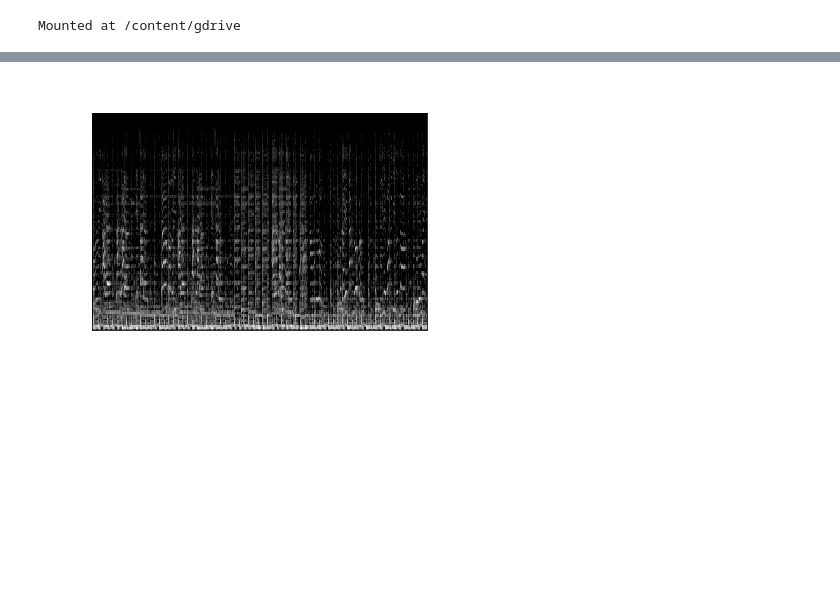
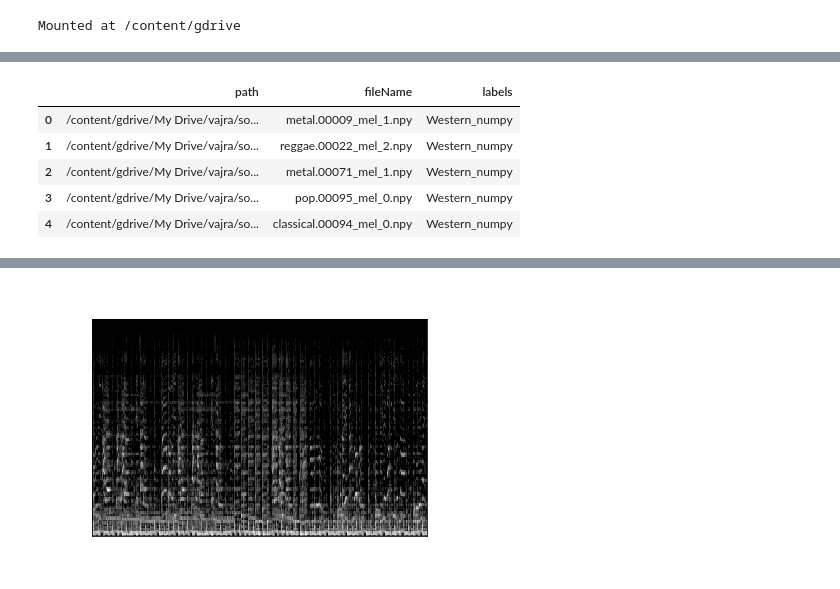
Before and after one commit to agarr3/vajra-new-2, a Jupyter notebook: AE_HYBRID_GTZAN.ipynb, the cells around one changed output, grey strips where cells are left out. Saved outputs shown, nothing was run; the diff lists cells and outputs as text; code cells hidden in the pictures; blank space fills up the shorter version.

```diff
--- a/AE_HYBRID_GTZAN.ipynb
+++ b/AE_HYBRID_GTZAN.ipynb
@@ -114,22 +122,29 @@ test_data.head()
 # %%
-DATA_BASE_PATH = "/content/gdrive/My Drive/vajra/songs-vajra-data/MEL/48Bins"
-DATA_SONG_DIR = "Chunked"
-DATA_IMG_DIR = "Chunked"
+EXT_DATA_BASE_PATH = "/content/gdrive/My Drive/vajra/songs-vajra-data/MEL/48Bins"
+EXT_DATA_SONG_DIR = "Chunked"
+EXT_DATA_IMG_DIR = "Chunked"
 
 gt_files = []
 exclusion = ["098567.npy","098569.npy", '098565.npy']
-for r,d, fileList in os.walk(os.path.join(DATA_BASE_PATH, DATA_IMG_DIR, "test", "GTZAN_mel")):
+for r,d, fileList in os.walk(os.path.join(EXT_DATA_BASE_PATH, EXT_DATA_IMG_DIR, "GTZAN_mel")):
   for file in fileList:
     if(file not in exclusion):
-      gt_files.append([file,file, "Western_numpy"])
+      gt_files.append([os.path.join( r,file), file, "Western_numpy"])
     else:
       print(file)
 
 random.seed(1234)
 gt_files = random.sample(gt_files, len(gt_files))
 
-gt_data = pd.DataFrame(gt_files, columns=['Images','songs','labels'])
+gt_data = pd.DataFrame(gt_files, columns=['path', 'fileName', 'labels'])
 gt_data.head()
+# %% [output]
+|  | path | fileName | labels |
+| 0 | /content/gdrive/My Drive/vajra/so... | metal.00009_mel_1.npy | Western_numpy |
+| 1 | /content/gdrive/My Drive/vajra/so... | reggae.00022_mel_2.npy | Western_numpy |
+| 2 | /content/gdrive/My Drive/vajra/so... | metal.00071_mel_1.npy | Western_numpy |
+| 3 | /content/gdrive/My Drive/vajra/so... | pop.00095_mel_0.npy | Western_numpy |
+| 4 | /content/gdrive/My Drive/vajra/so... | classical.00094_mel_0.npy | Western_numpy |
 # %%
 train_data.groupby("labels").count()
 # %% [output]
```
Also changed, not shown: parts of 28 cells of this notebook.
